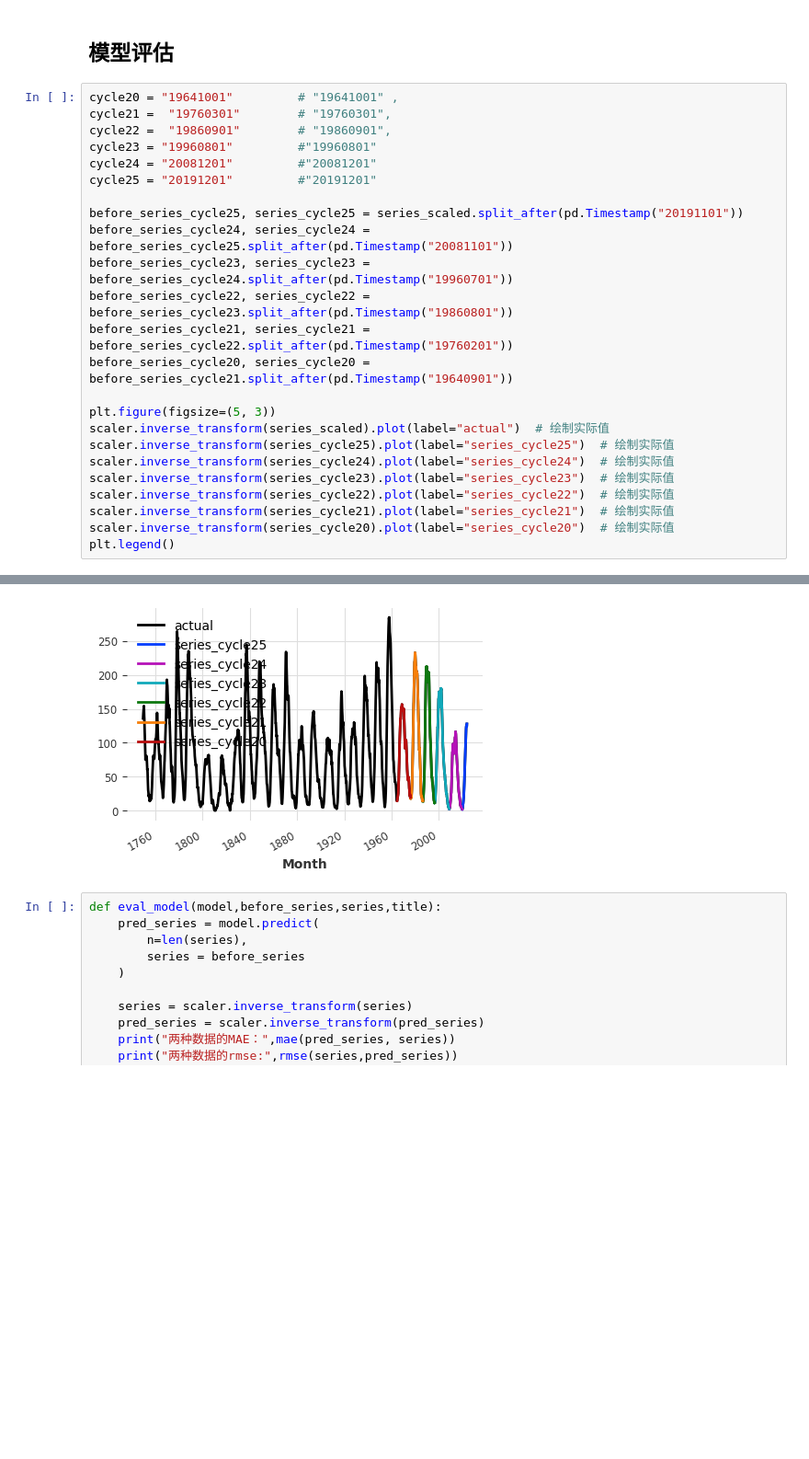
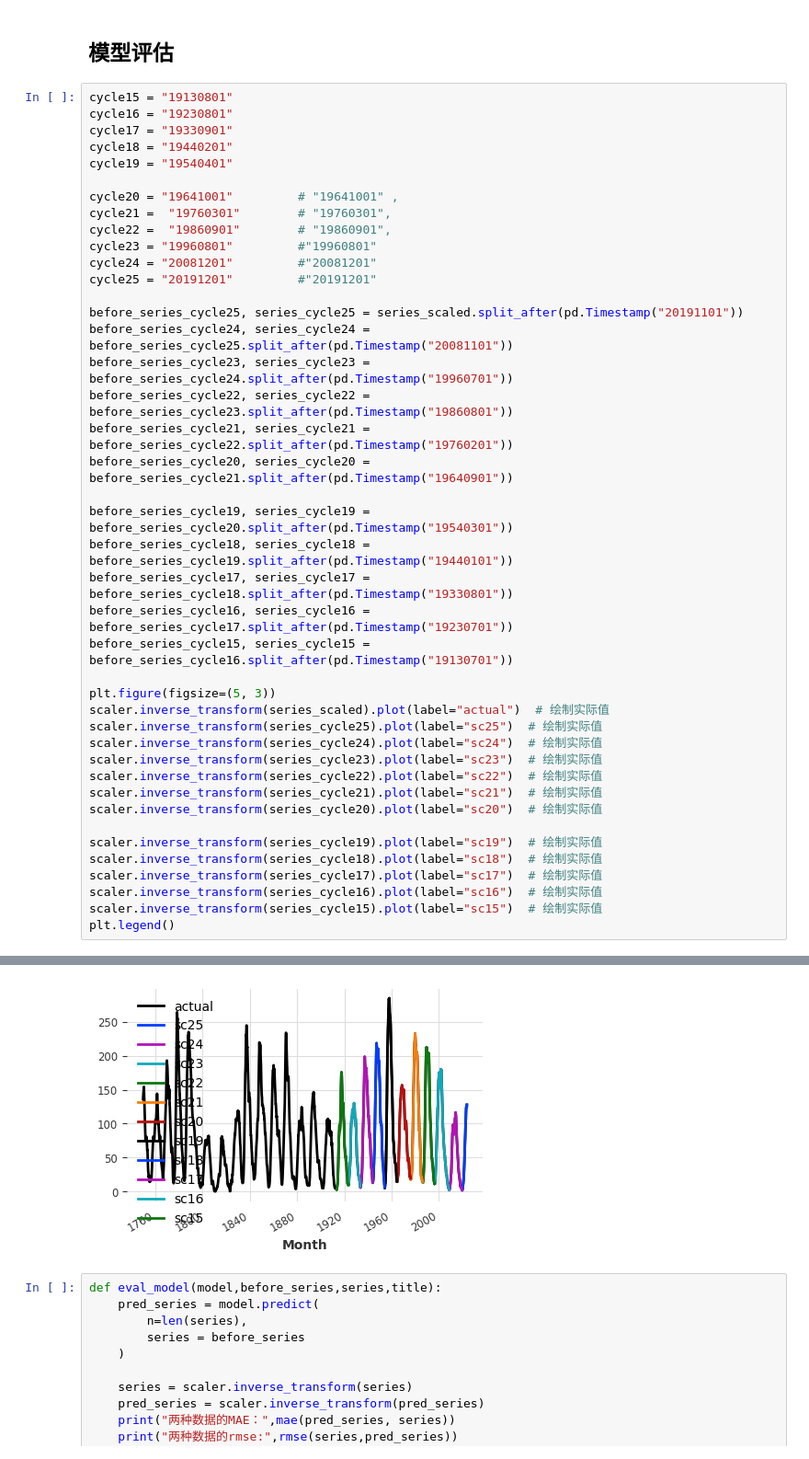
Before and after one commit to zhaocui1207/solar-cycle-prediction-by-tcn, a Jupyter notebook: TCN_one-step.ipynb, the cells around one changed output, grey strips where cells are left out. Shown at 92% size. Drawn from its saved outputs; the diff is of its cells as text; blank space fills up the shorter version.

```diff
--- a/TCN_one-step.ipynb
+++ b/TCN_one-step.ipynb
@@ -116,32 +119,50 @@ MAE: 42.917446
 # %% [markdown]
 ## 模型评估
 # %%
+cycle15 = "19130801"
+cycle16 = "19230801"
+cycle17 = "19330901"
+cycle18 = "19440201"
+cycle19 = "19540401"
+
 cycle20 = "19641001"         # "19641001" ,
 cycle21 =  "19760301"        # "19760301",
 cycle22 =  "19860901"        # "19860901",
 cycle23 = "19960801"         #"19960801"
 cycle24 = "20081201"         #"20081201"
 cycle25 = "20191201"         #"20191201"
 
 before_series_cycle25, series_cycle25 = series_scaled.split_after(pd.Timestamp("20191101"))
 before_series_cycle24, series_cycle24 = before_series_cycle25.split_after(pd.Timestamp("20081101"))
 before_series_cycle23, series_cycle23 = before_series_cycle24.split_after(pd.Timestamp("19960701"))
 before_series_cycle22, series_cycle22 = before_series_cycle23.split_after(pd.Timestamp("19860801"))
 before_series_cycle21, series_cycle21 = before_series_cycle22.split_after(pd.Timestamp("19760201"))
 before_series_cycle20, series_cycle20 = before_series_cycle21.split_after(pd.Timestamp("19640901"))
 
+before_series_cycle19, series_cycle19 = before_series_cycle20.split_after(pd.Timestamp("19540301"))
+before_series_cycle18, series_cycle18 = before_series_cycle19.split_after(pd.Timestamp("19440101"))
+before_series_cycle17, series_cycle17 = before_series_cycle18.split_after(pd.Timestamp("19330801"))
+before_series_cycle16, series_cycle16 = before_series_cycle17.split_after(pd.Timestamp("19230701"))
+before_series_cycle15, series_cycle15 = before_series_cycle16.split_after(pd.Timestamp("19130701"))
+
 plt.figure(figsize=(5, 3))
 scaler.inverse_transform(series_scaled).plot(label="actual")  # 绘制实际值
-scaler.inverse_transform(series_cycle25).plot(label="series_cycle25")  # 绘制实际值
-scaler.inverse_transform(series_cycle24).plot(label="series_cycle24")  # 绘制实际值
-scaler.inverse_transform(series_cycle23).plot(label="series_cycle23")  # 绘制实际值
-scaler.inverse_transform(series_cycle22).plot(label="series_cycle22")  # 绘制实际值
-scaler.inverse_transform(series_cycle21).plot(label="series_cycle21")  # 绘制实际值
-scaler.inverse_transform(series_cycle20).plot(label="series_cycle20")  # 绘制实际值
+scaler.inverse_transform(series_cycle25).plot(label="sc25")  # 绘制实际值
+scaler.inverse_transform(series_cycle24).plot(label="sc24")  # 绘制实际值
+scaler.inverse_transform(series_cycle23).plot(label="sc23")  # 绘制实际值
+scaler.inverse_transform(series_cycle22).plot(label="sc22")  # 绘制实际值
+scaler.inverse_transform(series_cycle21).plot(label="sc21")  # 绘制实际值
+scaler.inverse_transform(series_cycle20).plot(label="sc20")  # 绘制实际值
+
+scaler.inverse_transform(series_cycle19).plot(label="sc19")  # 绘制实际值
+scaler.inverse_transform(series_cycle18).plot(label="sc18")  # 绘制实际值
+scaler.inverse_transform(series_cycle17).plot(label="sc17")  # 绘制实际值
+scaler.inverse_transform(series_cycle16).plot(label="sc16")  # 绘制实际值
+scaler.inverse_transform(series_cycle15).plot(label="sc15")  # 绘制实际值
 plt.legend()
 # %% [output]
 <matplotlib.legend.Legend at 0x...>
-[figure, old version]
+[figure, new version]
 # %%
 def eval_model(model,before_series,series,title):
     pred_series = model.predict(
```
Also changed, not shown: parts of 16 cells of this notebook, 1 other file.
